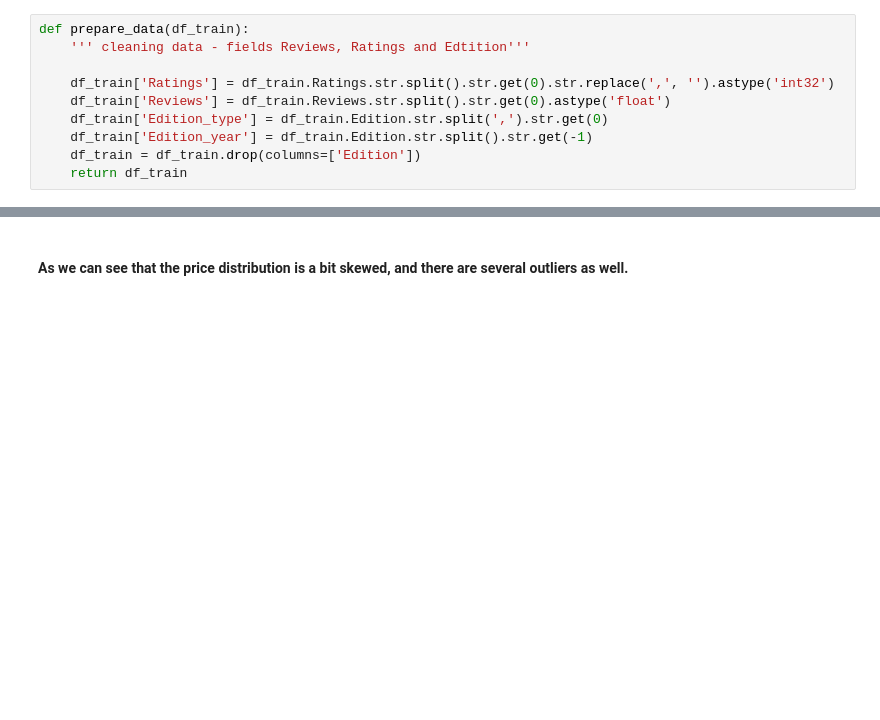
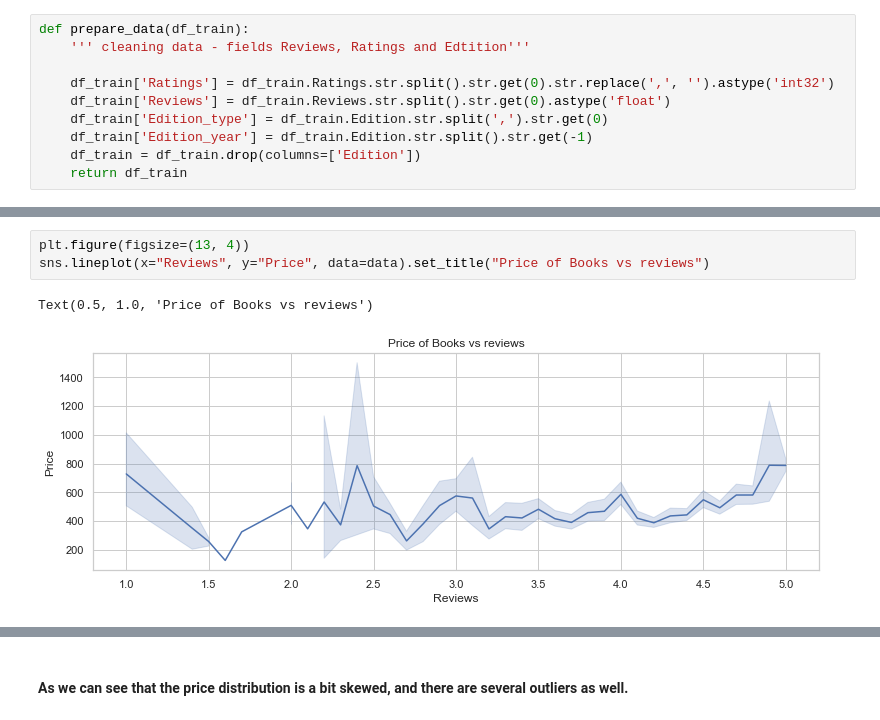
Before and after one commit to prerit2010/predictBookPrices, a Jupyter notebook: model.ipynb, the cells around one changed output, grey strips where cells are left out. Cells and saved outputs as stored; diff of their text form; blank space fills up the shorter version.

```diff
--- a/model.ipynb
+++ b/model.ipynb
@@ -77,0 +85,6 @@ data.head()
+# %%
+plt.figure(figsize=(13, 4))
+sns.lineplot(x="Reviews", y="Price", data=data).set_title("Price of Books vs reviews")
+# %% [output]
+Text(0.5, 1.0, 'Price of Books vs reviews')
+[figure, added]
```
Also changed, not shown: parts of 12 cells of this notebook.
